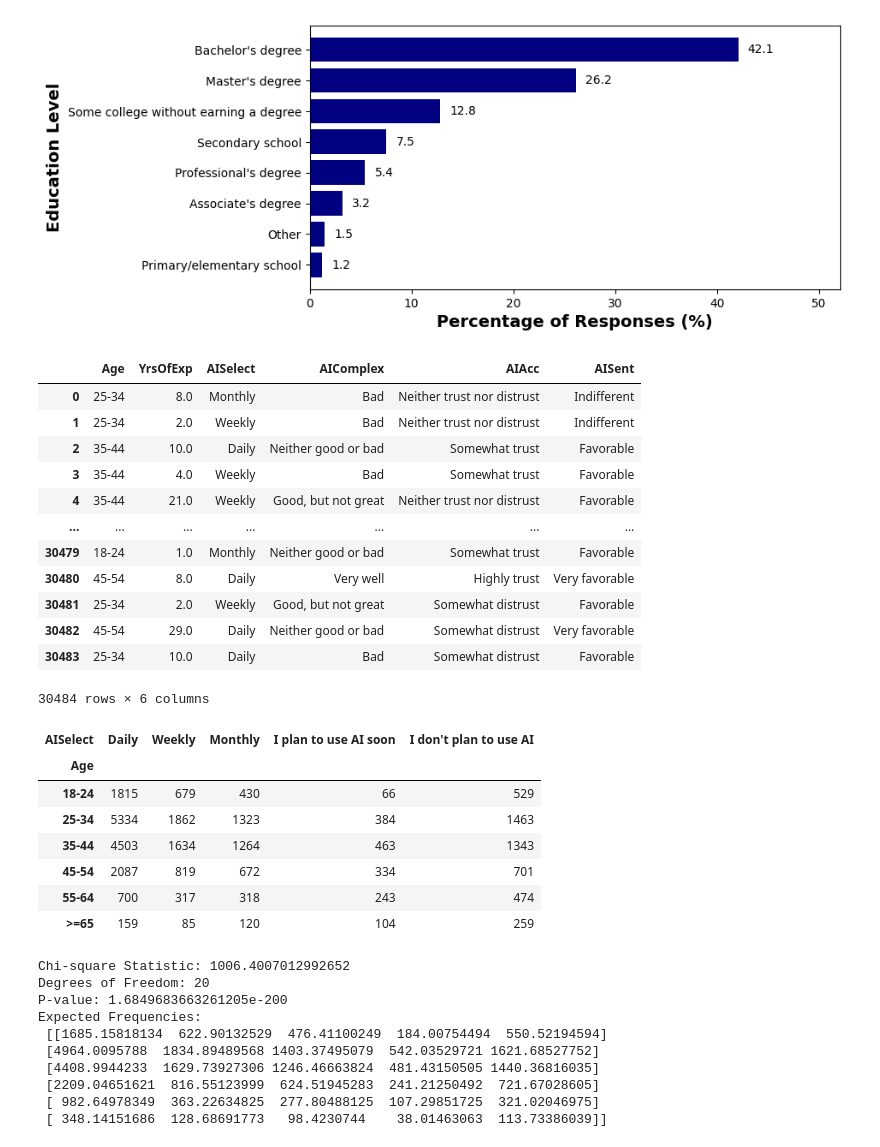
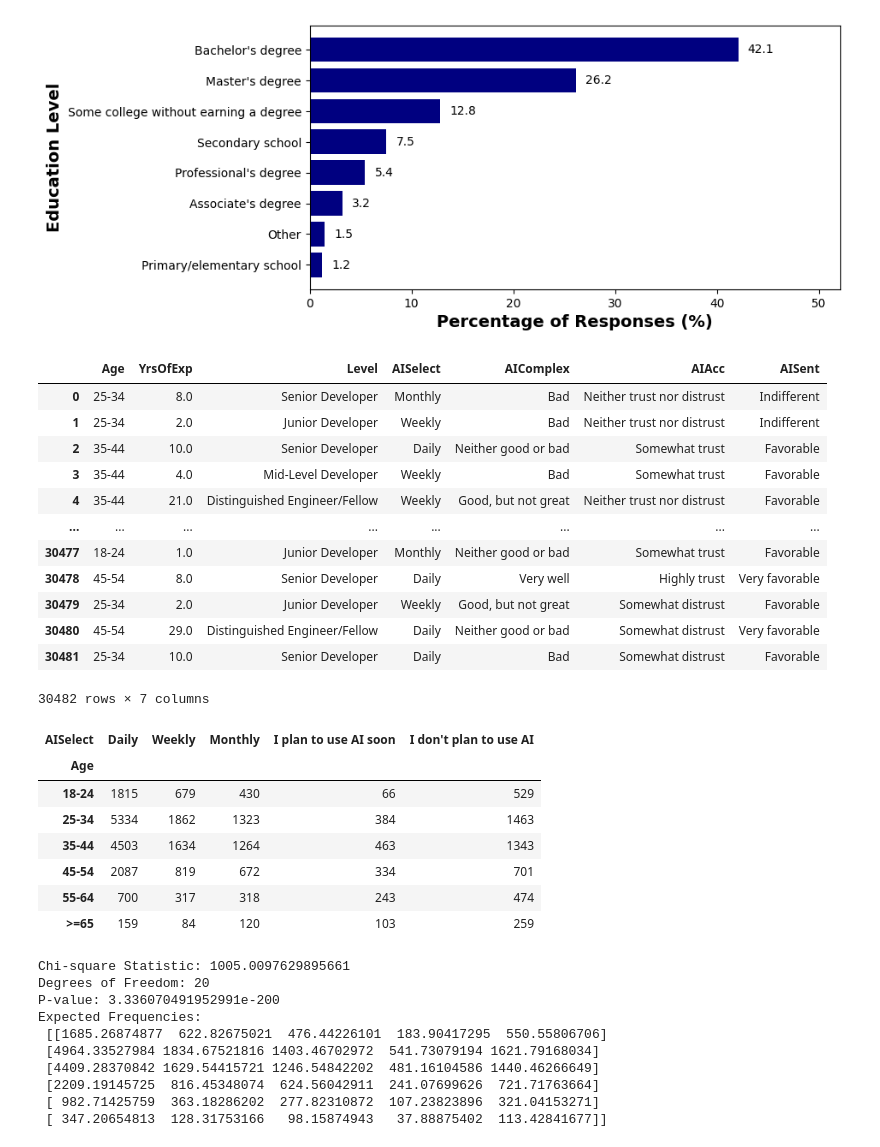
Before and after one commit to huyqng1412/stackoverflow_2025_project, a Jupyter notebook: so2025_vis.ipynb, the cells around one changed output. Drawn from its saved outputs; the diff is of its cells as text; code cells hidden in the pictures.

```diff
--- a/so2025_vis.ipynb
+++ b/so2025_vis.ipynb
@@ -201,44 +201,62 @@ plt.show()
 # %%
 queryAI = """
     select REPLACE(REPLACE(Age, ' years old', ''), '65 years or older', '>=65') AS Age,
             Workexp as 'YrsOfExp',
-             CASE
+
+            CASE
+                WHEN workexp between 1 and 3 then 'Junior Developer'
+                when workexp between 3 and 6 then 'Mid-Level Developer'
+                when workexp between 6 and 10 then 'Senior Developer'
+                when workexp between 10 and 15 then 'Staff/Lead Developer'
+                when workexp between 15 and 20 then 'Principal'
+                when workexp between 20 and 30 then 'Distinguished Engineer/Fellow'
+                when workexp between 30 and 60 then 'Veteran/Executive'
+                else 'Not Valid'
+            END AS 'Level',
+
+            CASE
                 WHEN LOWER(aiselect) LIKE '%every day%'
                     OR LOWER(aiselect) LIKE '%daily%' THEN 'Daily'
                 WHEN LOWER(aiselect) LIKE '%week%' THEN 'Weekly'
                 WHEN LOWER(aiselect) LIKE '%month%' THEN 'Monthly'
                 WHEN LOWER(aiselect) LIKE '%plan to soon%' THEN 'I plan to use AI soon'
                 WHEN LOWER(aiselect) LIKE '%don''t plan%'
                     OR LOWER(aiselect) LIKE '%never%' THEN 'I don''t plan to use AI'
                 ELSE aiselect
             END AS AISelect,
-            replace(replace(aicomplex, ' at handling complex tasks', ''), 'I don''t use AI tools for complex tasks / I don''t know' , 'I don''t use AI for complex tasks') as AIComplex,
+
+            replace(replace(aicomplex,
+            ' at handling complex tasks', ''),
+            'I don''t use AI tools for complex tasks / I don''t know' ,
+            'I don''t use AI for complex tasks') as AIComplex,
+
             aiacc,
+
             aisent
     from data
     where aiselect is not null
     and aicomplex is not null
     and aiacc is not null
     and aisent is not null
     and Age != 'Prefer not to say'
-    and workexp < 65
+    and workexp <= 60
 """
 resultAI = con.sql(queryAI).df()
 resultAI
 # %% [output]
-|  | Age | YrsOfExp | AISelect | AIComplex | AIAcc | AISent |
-| 0 | 25-34 | 8.0 | Monthly | Bad | Neither trust nor distrust | Indifferent |
-| 1 | 25-34 | 2.0 | Weekly | Bad | Neither trust nor distrust | Indifferent |
-| 2 | 35-44 | 10.0 | Daily | Neither good or bad | Somewhat trust | Favorable |
-| 3 | 35-44 | 4.0 | Weekly | Bad | Somewhat trust | Favorable |
-| 4 | 35-44 | 21.0 | Weekly | Good, but not great | Neither trust nor distrust | Favorable |
-| ... | ... | ... | ... | ... | ... | ... |
-| 30479 | 18-24 | 1.0 | Monthly | Neither good or bad | Somewhat trust | Favorable |
-| 30480 | 45-54 | 8.0 | Daily | Very well | Highly trust | Very favorable |
-| 30481 | 25-34 | 2.0 | Weekly | Good, but not great | Somewhat distrust | Favorable |
-| 30482 | 45-54 | 29.0 | Daily | Neither good or bad | Somewhat distrust | Very favorable |
-| 30483 | 25-34 | 10.0 | Daily | Bad | Somewhat distrust | Favorable |
+|  | Age | YrsOfExp | Level | AISelect | AIComplex | AIAcc | AISent |
+| 0 | 25-34 | 8.0 | Senior Developer | Monthly | Bad | Neither trust nor distrust | Indifferent |
+| 1 | 25-34 | 2.0 | Junior Developer | Weekly | Bad | Neither trust nor distrust | Indifferent |
+| 2 | 35-44 | 10.0 | Senior Developer | Daily | Neither good or bad | Somewhat trust | Favorable |
+| 3 | 35-44 | 4.0 | Mid-Level Developer | Weekly | Bad | Somewhat trust | Favorable |
+| 4 | 35-44 | 21.0 | Distinguished Engineer/Fellow | Weekly | Good, but not great | Neither trust nor distrust | Favorable |
+| ... | ... | ... | ... | ... | ... | ... | ... |
+| 30477 | 18-24 | 1.0 | Junior Developer | Monthly | Neither good or bad | Somewhat trust | Favorable |
+| 30478 | 45-54 | 8.0 | Senior Developer | Daily | Very well | Highly trust | Very favorable |
+| 30479 | 25-34 | 2.0 | Junior Developer | Weekly | Good, but not great | Somewhat distrust | Favorable |
+| 30480 | 45-54 | 29.0 | Distinguished Engineer/Fellow | Daily | Neither good or bad | Somewhat distrust | Very favorable |
+| 30481 | 25-34 | 10.0 | Senior Developer | Daily | Bad | Somewhat distrust | Favorable |
-30484 rows × 6 columns
+30482 rows × 7 columns
 # %%
 order = ["Daily", "Weekly", "Monthly", "I plan to use AI soon", "I don't plan to use AI"]
 order2 = ["Very well", "Good, but not great", "Neither good or bad", "Bad", "Very poor", "I don't use AI for complex tasks"]
@@ -260,7 +279,7 @@ display(contigency)
 | 35-44 | 4503 | 1634 | 1264 | 463 | 1343 |
 | 45-54 | 2087 | 819 | 672 | 334 | 701 |
 | 55-64 | 700 | 317 | 318 | 243 | 474 |
-| >=65 | 159 | 85 | 120 | 104 | 259 |
+| >=65 | 159 | 84 | 120 | 103 | 259 |
 # %%
 from scipy.stats import chi2_contingency
 # %%
@@ -271,16 +290,16 @@ print("Degrees of Freedom:", dof)
 print("P-value:", p)
 print("Expected Frequencies:\n", expected)
 # %% [output]
-Chi-square Statistic: 1006.4007012992652
+Chi-square Statistic: 1005.0097629895661
 Degrees of Freedom: 20
-P-value: 1.6849683663261205e-200
+P-value: 3.336070491952991e-200
 Expected Frequencies:
- [[1685.15818134  622.90132529  476.41100249  184.00754494  550.52194594]
- [4964.0095788  1834.89489568 1403.37495079  542.03529721 1621.68527752]
- [4408.9944233  1629.73927306 1246.46663824  481.43150505 1440.36816035]
- [2209.04651621  816.55123999  624.51945283  241.21250492  721.67028605]
- [ 982.64978349  363.22634825  277.80488125  107.29851725  321.02046975]
- [ 348.14151686  128.68691773   98.4230744    38.01463063  113.73386039]]
+ [[1685.26874877  622.82675021  476.44226101  183.90417295  550.55806706]
+ [4964.33527984 1834.67521816 1403.46702972  541.73079194 1621.79168034]
+ [4409.28370842 1629.54415721 1246.54842202  481.16104586 1440.46266649]
+ [2209.19145725  816.45348074  624.56042911  241.07699626  721.71763664]
+ [ 982.71425759  363.18286202  277.82310872  107.23823896  321.04153271]
+ [ 347.20654813  128.31753166   98.15874943   37.88875402  113.42841677]]
 # %%
 # The null hypothesis is rejected in this case (p-value < 0.05).
 # There is clearly a relationship between developers' age and the frequency that they use AI for daily tasks.
```
Also changed, not shown: parts of 11 cells of this notebook, 1 other file.
